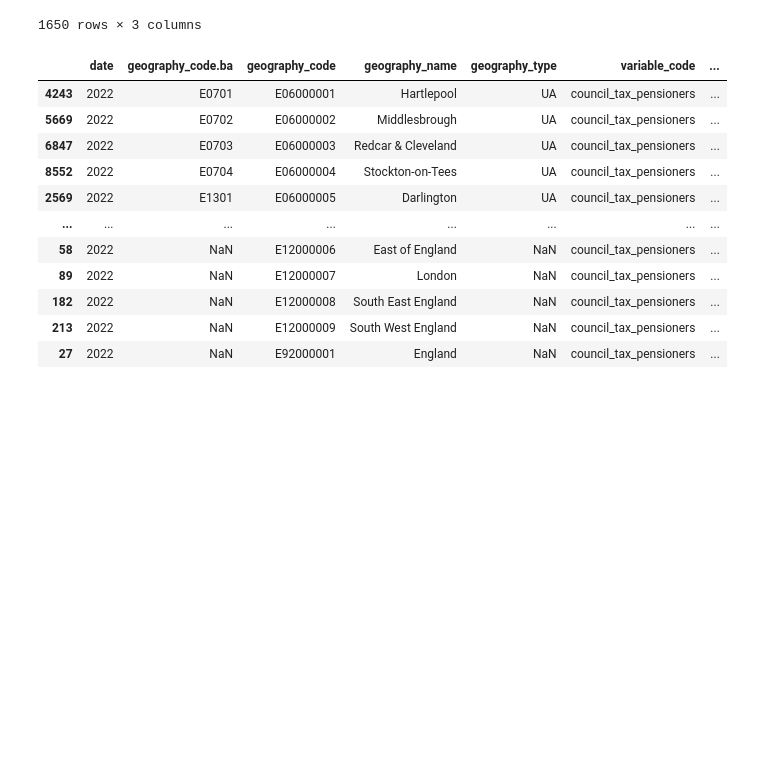
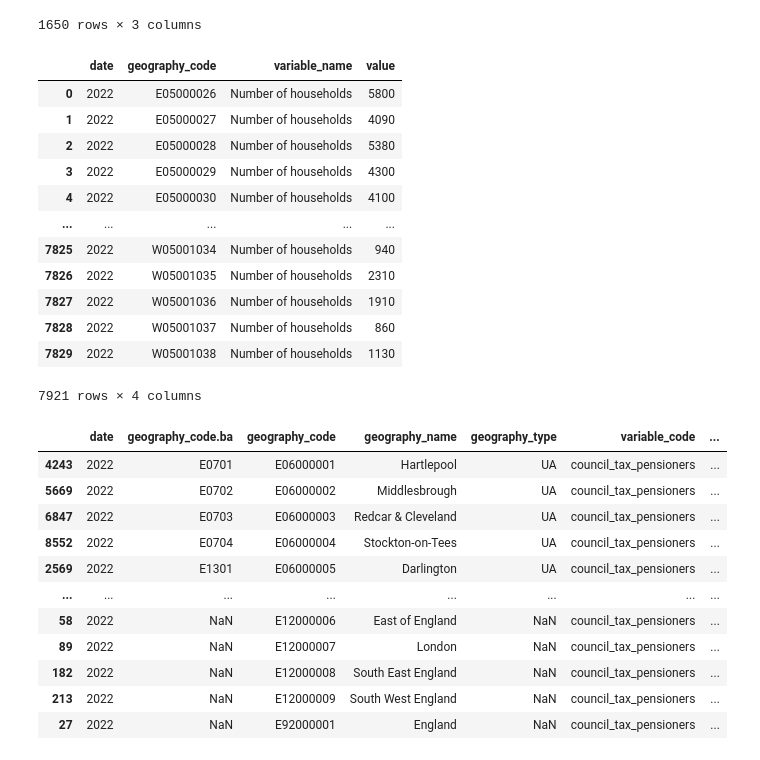
Before and after one commit to open-innovations/jrf-insight, a Jupyter notebook: pipelines/place/transform.ipynb, the cells around one changed output. Saved outputs shown, nothing was run; the diff lists cells and outputs as text; code cells hidden in the pictures; blank space fills up the shorter version.

```diff
--- a/pipelines/place/transform.ipynb
+++ b/pipelines/place/transform.ipynb
@@ -82,6 +82,22 @@ area_of_place
 1650 rows × 3 columns
 # %%
 households = pd.read_csv(f'{DATA_DIR}/households/households.csv')
+households = households.loc[households.groupby('geography_code')['date'].idxmax()]
+households
+# %% [output]
+|  | date | geography_code | variable_name | value |
+| 0 | 2022 | E05000026 | Number of households | 5800 |
+| 1 | 2022 | E05000027 | Number of households | 4090 |
+| 2 | 2022 | E05000028 | Number of households | 5380 |
+| 3 | 2022 | E05000029 | Number of households | 4300 |
+| 4 | 2022 | E05000030 | Number of households | 4100 |
+| ... | ... | ... | ... | ... |
+| 7825 | 2022 | W05001034 | Number of households | 940 |
+| 7826 | 2022 | W05001035 | Number of households | 2310 |
+| 7827 | 2022 | W05001036 | Number of households | 1910 |
+| 7828 | 2022 | W05001037 | Number of households | 860 |
+| 7829 | 2022 | W05001038 | Number of households | 1130 |
+7921 rows × 4 columns
 # %%
 council_tax_data = pd.read_csv(f'{DATA_DIR}/council-tax-support/council-tax-support.csv')
 #council_tax_data = council_tax_data[council_tax_data.date == max(council_tax_data.date)]
```
Also changed, not shown: parts of 1 cell of this notebook, 3 other files.
